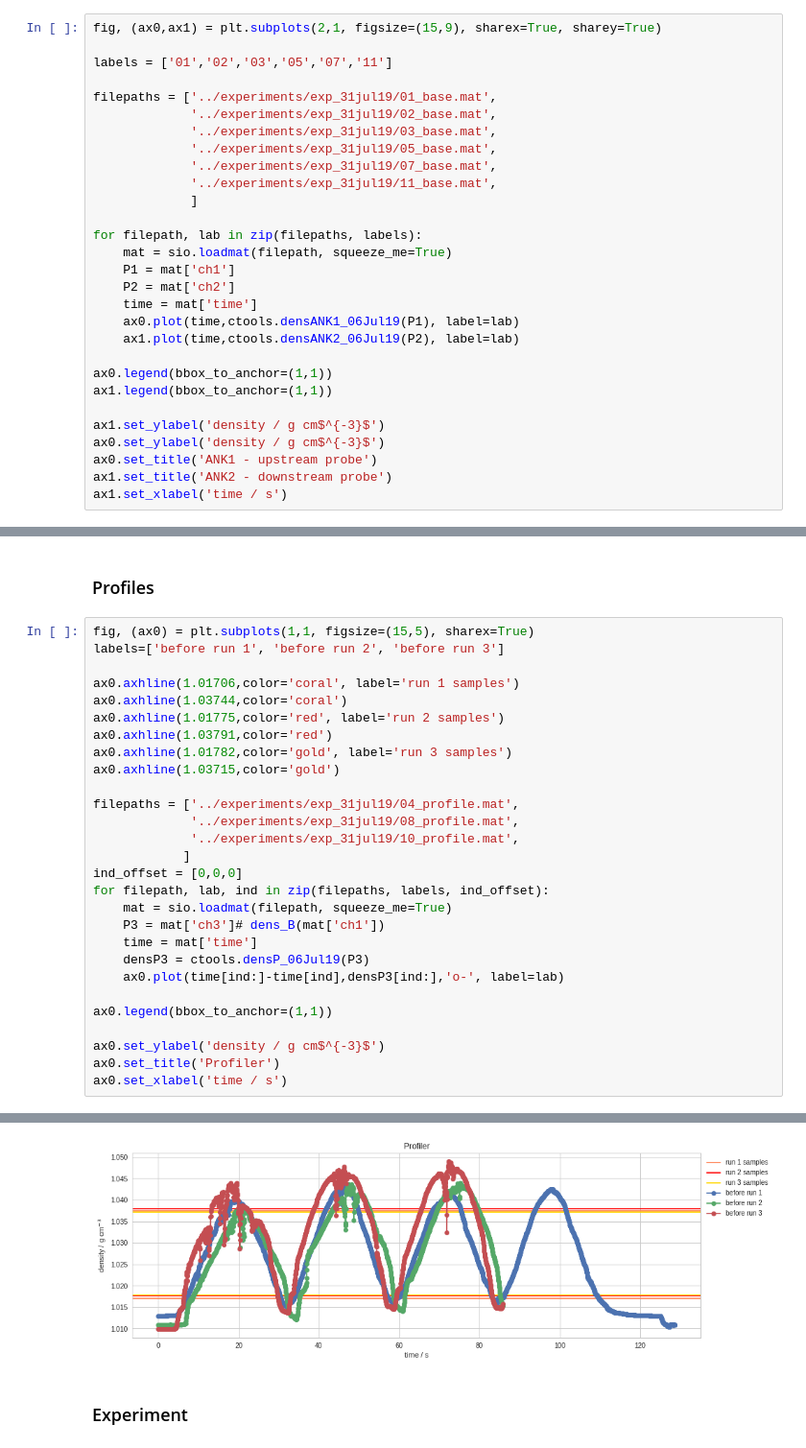
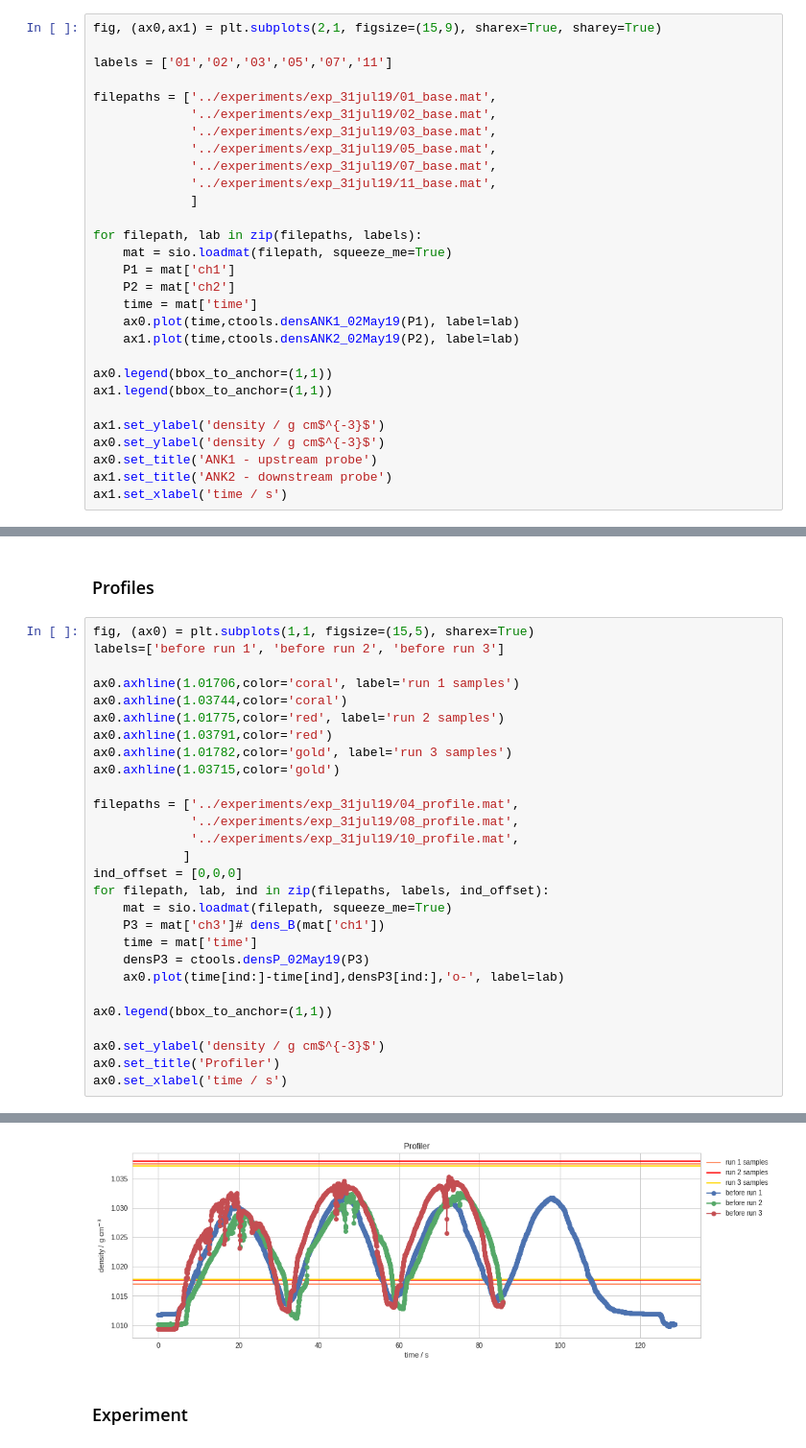
Before and after one commit to UBC-MOAD/MultipleCanyons, a Jupyter notebook: lab/Conduino/notebooks/exp_31Jul19.ipynb, the cells around one changed output, grey strips where cells are left out. Shown at 96% size. Cells and saved outputs as stored; diff of their text form.

```diff
--- a/lab/Conduino/notebooks/exp_31Jul19.ipynb
+++ b/lab/Conduino/notebooks/exp_31Jul19.ipynb
@@ -277,8 +277,8 @@ for filepath, lab in zip(filepaths, labels):
     P1 = mat['ch1']
     P2 = mat['ch2']
     time = mat['time']
-    ax0.plot(time,ctools.densANK1_06Jul19(P1), label=lab)
-    ax1.plot(time,ctools.densANK2_06Jul19(P2), label=lab)
+    ax0.plot(time,ctools.densANK1_02May19(P1), label=lab)
+    ax1.plot(time,ctools.densANK2_02May19(P2), label=lab)
 
 ax0.legend(bbox_to_anchor=(1,1))
 ax1.legend(bbox_to_anchor=(1,1))
@@ -296,34 +296,34 @@ Text(0.5,0,'time / s')
 # %%
 fig, (ax0) = plt.subplots(1,1, figsize=(15,5), sharex=True)
 labels=['before run 1', 'before run 2', 'before run 3']
 
 ax0.axhline(1.01706,color='coral', label='run 1 samples')
 ax0.axhline(1.03744,color='coral')
 ax0.axhline(1.01775,color='red', label='run 2 samples')
 ax0.axhline(1.03791,color='red')
 ax0.axhline(1.01782,color='gold', label='run 3 samples')
 ax0.axhline(1.03715,color='gold')
 
 filepaths = ['../experiments/exp_31jul19/04_profile.mat',
              '../experiments/exp_31jul19/08_profile.mat',
              '../experiments/exp_31jul19/10_profile.mat',
             ]
 ind_offset = [0,0,0]
 for filepath, lab, ind in zip(filepaths, labels, ind_offset):
     mat = sio.loadmat(filepath, squeeze_me=True)
     P3 = mat['ch3']# dens_B(mat['ch1'])
     time = mat['time']
-    densP3 = ctools.densP_06Jul19(P3)
+    densP3 = ctools.densP_02May19(P3)
     ax0.plot(time[ind:]-time[ind],densP3[ind:],'o-', label=lab)
 
 ax0.legend(bbox_to_anchor=(1,1))
 
 ax0.set_ylabel('density / g cm$^{-3}$')
 ax0.set_title('Profiler')
 ax0.set_xlabel('time / s')
 # %% [output]
 Text(0.5,0,'time / s')
-[figure, old version]
+[figure, new version]
 # %% [markdown]
 ### Experiment
 # %%
```
Also changed, not shown: parts of 4 cells of this notebook.
